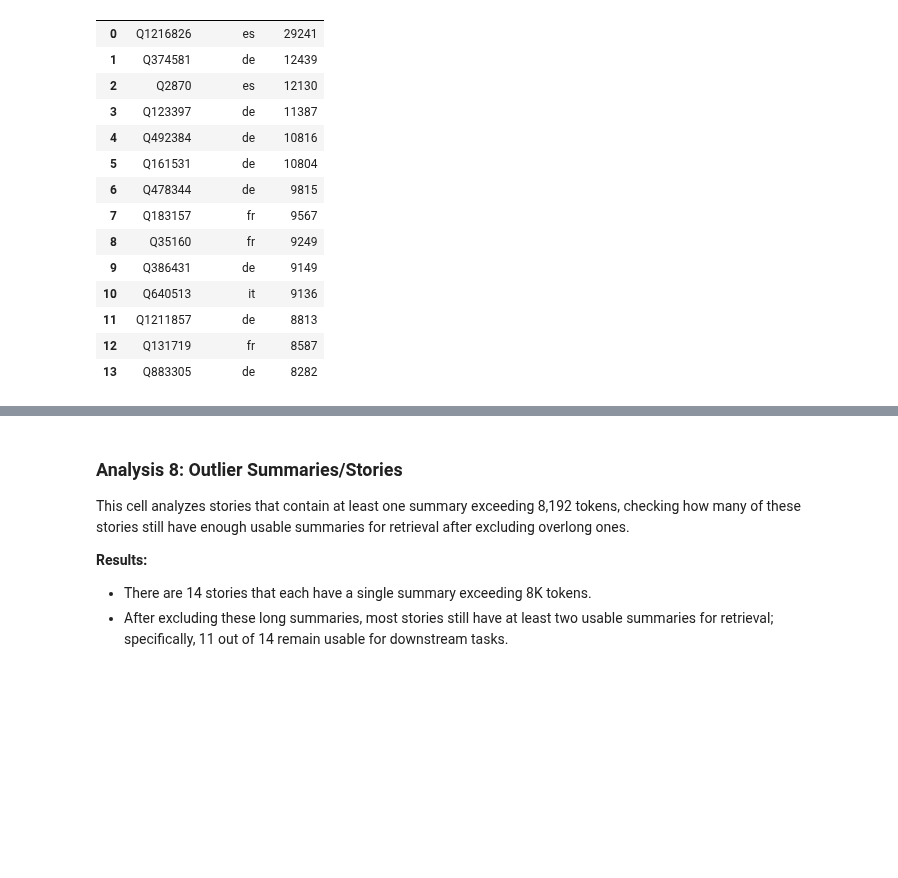
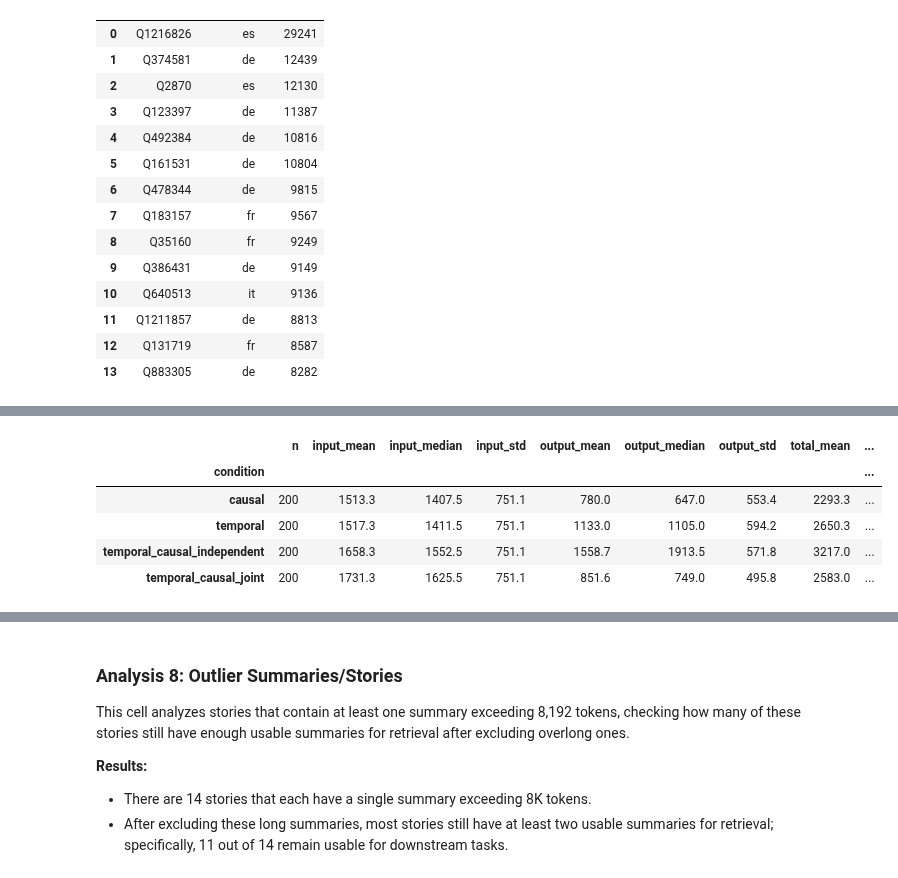
Before and after one commit to bgrsph/uva-thesis-computational-narrative-analysis, a Jupyter notebook: notebooks/eda.ipynb, the cells around one changed output, grey strips where cells are left out. Drawn from its saved outputs; the diff is of its cells as text; code cells hidden in the pictures; blank space fills up the shorter version.

```diff
--- a/notebooks/eda.ipynb
+++ b/notebooks/eda.ipynb
@@ -1356,0 +1177,57 @@ for cond, row in agg_full.iterrows():
+# %%
+# === UNI-52: Token-usage descriptives across the 4 conditions (n=200 each) ===
+# Source: the four `llama-*-n200-*.out` logs from data/intermediate/llama_logs/.
+# Each log carries one paired `row N: input_tokens=X output_tokens=Y` line per
+# row, so input and output are guaranteed matched per story per condition.
+import re
+from pathlib import Path
+
+LOGS_DIR = Path("../data/intermediate/llama_logs")
+LOG_GLOB = "llama-*-n200-*.out"
+JOB_NAME_TO_COND = {
+    "temporal": "temporal",
+    "causal":   "causal",
+    "tcindep":  "temporal_causal_independent",
+    "tcjoint":  "temporal_causal_joint",
+}
+PAIR_RE = re.compile(r"^row (\d+): input_tokens=(\d+) output_tokens=(\d+)\s*$")
+
+records = []
+for log_path in sorted(LOGS_DIR.glob(LOG_GLOB)):
+    suffix = log_path.name.split("-")[1]   # llama-<suffix>-n200-<jobid>.out
+    cond = JOB_NAME_TO_COND.get(suffix)
+    if cond is None:
+        continue
+    for line in log_path.read_text().splitlines():
+        m = PAIR_RE.match(line)
+        if m:
+            records.append({
+                "condition": cond,
+                "input":     int(m.group(2)),
+                "output":    int(m.group(3)),
+            })
+
+df = pd.DataFrame(records)
+df["total"] = df["input"] + df["output"]
+
+stats = (df.groupby("condition")
+           .agg(n=("input", "count"),
+                input_mean   =("input",  "mean"),
+                input_median =("input",  "median"),
+                input_std    =("input",  "std"),
+                output_mean  =("output", "mean"),
+                output_median=("output", "median"),
+                output_std   =("output", "std"),
+                total_mean   =("total",  "mean"),
+                total_median =("total",  "median"),
+                total_std    =("total",  "std"))
+           .round(1))
+from IPython.display import display
+display(stats)
+# %% [output]
+|  | n | input_mean | input_median | input_std | output_mean | output_median | output_std | total_mean | ... |
+| condition |  |  |  |  |  |  |  |  | ... |
+| causal | 200 | 1513.3 | 1407.5 | 751.1 | 780.0 | 647.0 | 553.4 | 2293.3 | ... |
+| temporal | 200 | 1517.3 | 1411.5 | 751.1 | 1133.0 | 1105.0 | 594.2 | 2650.3 | ... |
+| temporal_causal_independent | 200 | 1658.3 | 1552.5 | 751.1 | 1558.7 | 1913.5 | 571.8 | 3217.0 | ... |
+| temporal_causal_joint | 200 | 1731.3 | 1625.5 | 751.1 | 851.6 | 749.0 | 495.8 | 2583.0 | ... |
```
Also changed, not shown: parts of 3 cells of this notebook, 8 other files.
